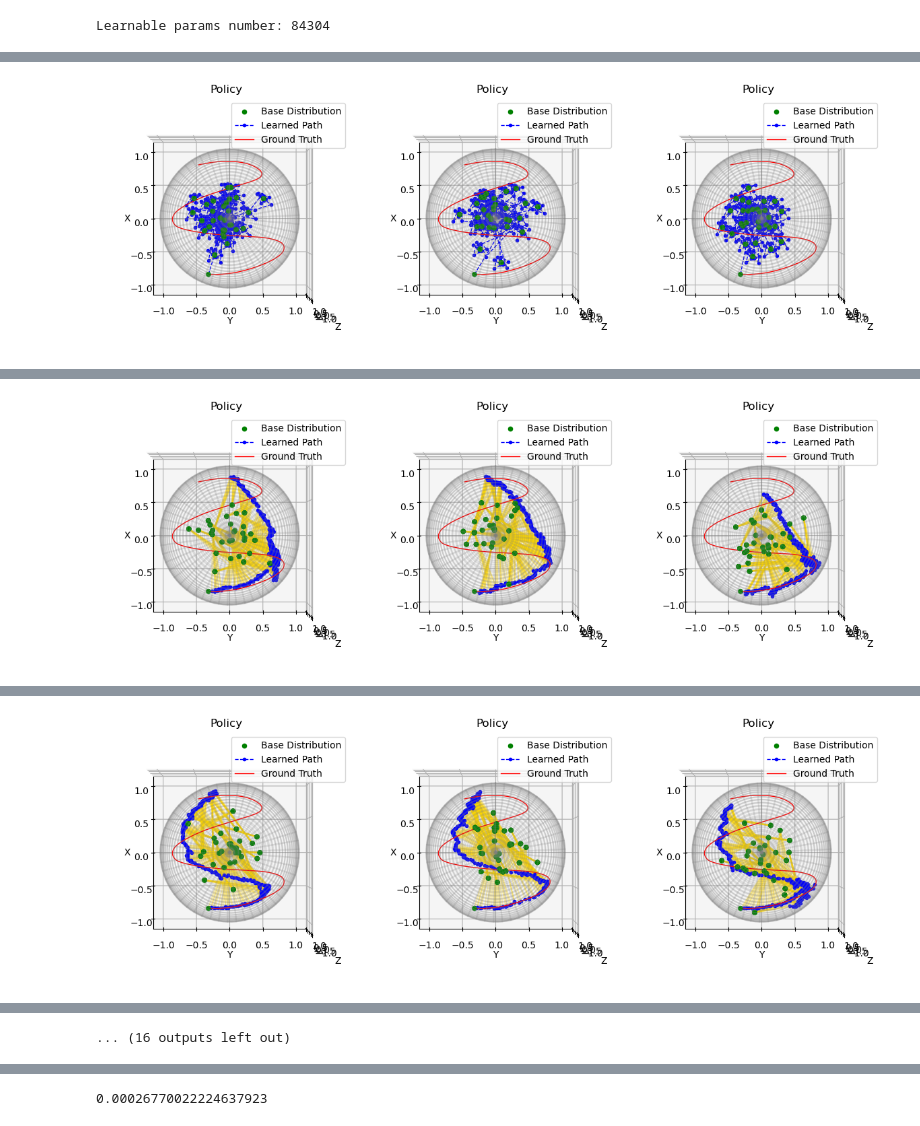
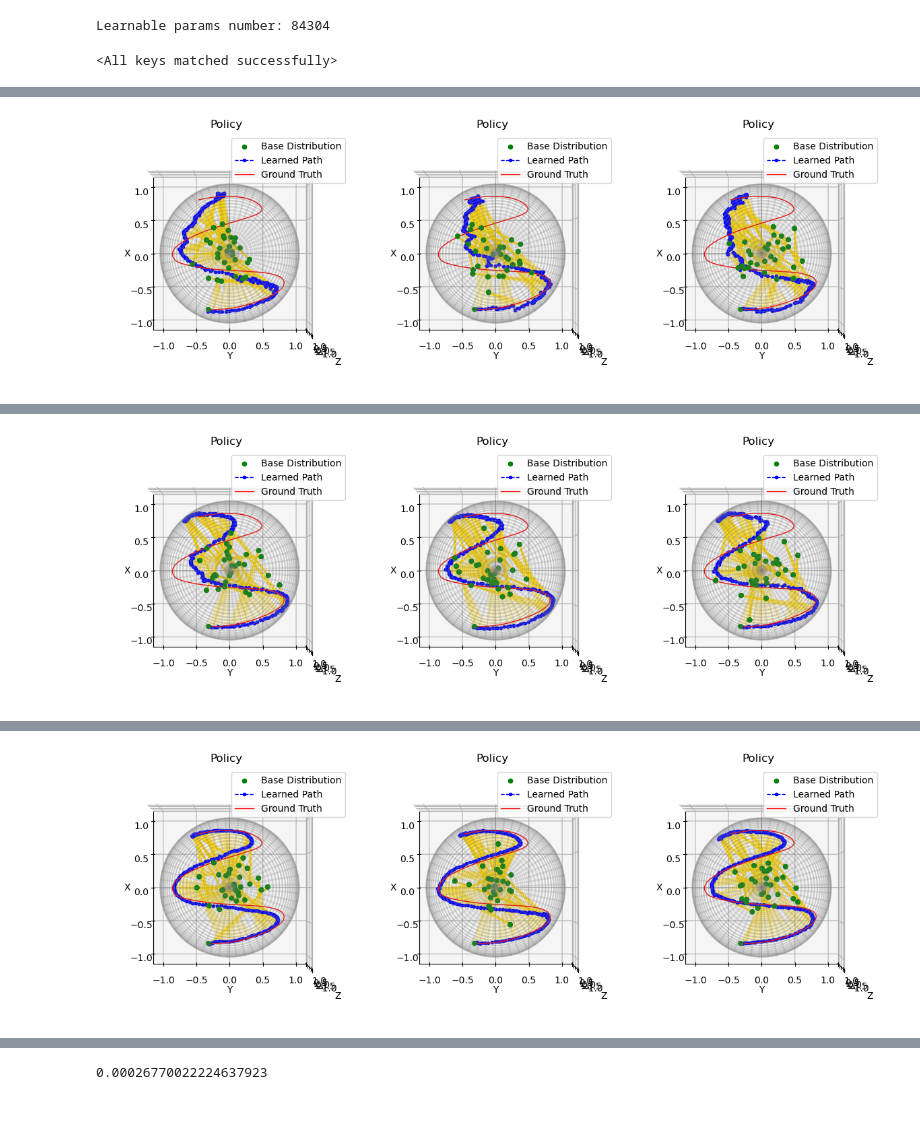
Before and after one commit to Stanpie3/Geometric-Flow-Matching, a Jupyter notebook: general_experiment.ipynb, the cells around one changed output, grey strips where cells are left out. Saved outputs shown, nothing was run; the diff lists cells and outputs as text; code cells hidden in the pictures.

```diff
--- a/general_experiment.ipynb
+++ b/general_experiment.ipynb
@@ -139,14 +137,16 @@ print("Learnable params number:", params)
 # %% [output]
 Learnable params number: 84304
 # %%
-# run_name = "sine_shape"
-# vf.load_state_dict(torch.load(os.path.join("./runs", run_name, "best_model.pth"), weights_only=True))
+run_name = "sine_shape_S2"
+vf.load_state_dict(torch.load(os.path.join("./runs", run_name, "best_model.pth"), weights_only=True))
 # ema_vf = ExponentialMovingAverage(
 #     vf.parameters(),
 #     decay = run_parameters['ema_decay'],
 # )
 # run_parameters['lr'] = 1e-5
 # run_parameters['epochs'] = 30001
+# %% [output]
+<All keys matched successfully>
 # %%
 import torch
 import matplotlib.pyplot as plt
@@ -274,5 +274,5 @@ run_train(vf=vf,
             manifold=manifold,
             ema_vf=ema_vf, dataset=dataset,
             gt_obs=gt_obs,
-            run_name="sine_shape_S2")
+            run_name="sine_shape_S2_retest")
 # %% [output]
@@ -281 +281 @@ run_train(vf=vf,
-[figure, old version]
+[figure, new version]
@@ -284 +284 @@ run_train(vf=vf,
-[figure, old version]
+[figure, new version]
@@ -287 +287 @@ run_train(vf=vf,
-[figure, old version]
+[figure, new version]
@@ -297 +290,0 @@ run_train(vf=vf,
-... (16 outputs left out)
```
Also changed, not shown: parts of 4 cells of this notebook, 12 other files.
